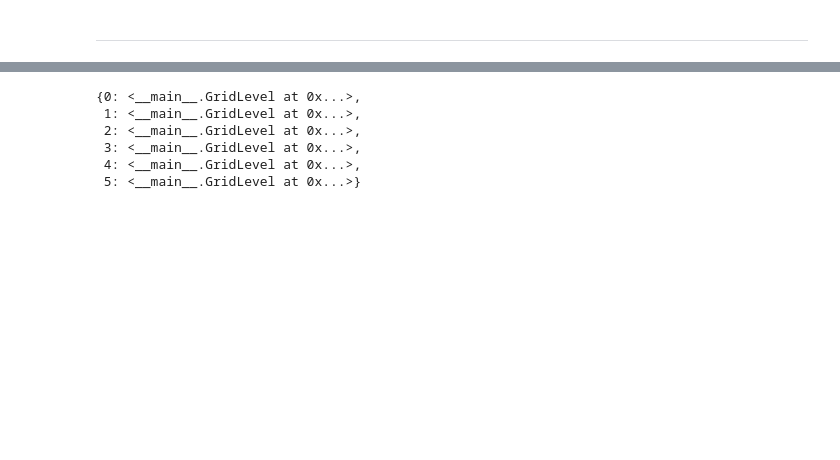
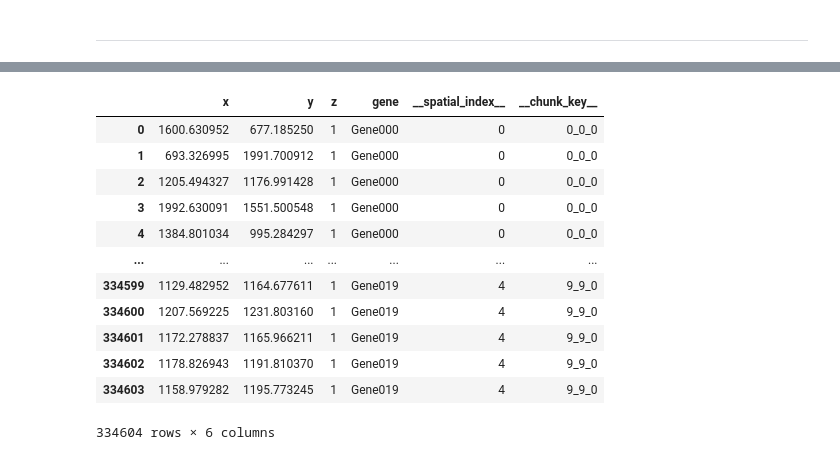
Before and after one commit to scverse/2026_04_hackathon_padua, a Jupyter notebook: visualization/point_chunking.ipynb, the cells around one changed output, grey strips where cells are left out. Saved outputs shown, nothing was run; the diff lists cells and outputs as text; code cells hidden in the pictures; blank space fills up the shorter version.

Commit message:
First implementation of chunked multiscale point reader/writer

```diff
--- a/visualization/point_chunking.ipynb
+++ b/visualization/point_chunking.ipynb
@@ -467,9 +512,46 @@ Emitting 181 points for grid cell (31, 31, 0)
 # %%
-grid
+def grid_to_spatial_index_dataframe(
+    *,
+    points: DaskDataFrame | pd.DataFrame,
+    grid: dict[int, GridLevel],
+) -> pd.DataFrame:
+    """Attach spatial-index assignments to the input points table.
+
+    The returned dataframe keeps the original point columns and index, and adds:
+    - ``__spatial_index__``: the spatial level key (for example ``spatial0``)
+    - ``__chunk_key__``: the chunk/cell key (for example ``0_0_0``)
+
+    The point positions stored in ``GridLevel.populated_cells`` are interpreted as
+    positional row indices into ``points``.
+    """
+    if isinstance(points, DaskDataFrame):
+        points = points.compute()
+
+    assignments: list[tuple[int, str, str]] = []
+    for level in sorted(grid.keys()):
+        grid_level = grid[level]
+        spatial_key = level
+        for cell, indices in grid_level.populated_cells.items():
+            if not indices:
+                continue
+            chunk_key = "_".join(map(str, cell))
+            assignments.extend((idx, spatial_key, chunk_key) for idx in indices)
+
+    if not assignments:
+        empty = points.iloc[0:0].copy()
+        empty["__spatial_index__"] = pd.Series(dtype="object")
+        empty["__chunk_key__"] = pd.Series(dtype="object")
+        return empty
+
+    assignments_df = pd.DataFrame(
+        assignments,
+        columns=["__row_pos__", "__spatial_index__", "__chunk_key__"],
+    )
+
+    if assignments_df["__row_pos__"].duplicated().any():
+        raise ValueError("Grid contains duplicate point assignments across cells/levels.")
+
+    output = points.iloc[assignments_df["__row_pos__"].to_numpy()].copy()
+    output["__spatial_index__"] = assignments_df["__spatial_index__"].to_numpy()
+    output["__chunk_key__"] = assignments_df["__chunk_key__"].to_numpy()
+    return output
-# %% [output]
-{0: <__main__.GridLevel at 0x...>,
- 1: <__main__.GridLevel at 0x...>,
- 2: <__main__.GridLevel at 0x...>,
- 3: <__main__.GridLevel at 0x...>,
- 4: <__main__.GridLevel at 0x...>,
- 5: <__main__.GridLevel at 0x...>}
@@ -475,0 +566,19 @@ grid
+# %%
+query(
+    path=f"points{N_POINTS}.parquet",
+    max_level=4
+)
+# %% [output]
+|  | x | y | z | gene | __spatial_index__ | __chunk_key__ |
+| 0 | 1600.630952 | 677.185250 | 1 | Gene000 | 0 | 0_0_0 |
+| 1 | 693.326995 | 1991.700912 | 1 | Gene000 | 0 | 0_0_0 |
+| 2 | 1205.494327 | 1176.991428 | 1 | Gene000 | 0 | 0_0_0 |
+| 3 | 1992.630091 | 1551.500548 | 1 | Gene000 | 0 | 0_0_0 |
+| 4 | 1384.801034 | 995.284297 | 1 | Gene000 | 0 | 0_0_0 |
+| ... | ... | ... | ... | ... | ... | ... |
+| 334599 | 1129.482952 | 1164.677611 | 1 | Gene019 | 4 | 9_9_0 |
+| 334600 | 1207.569225 | 1231.803160 | 1 | Gene019 | 4 | 9_9_0 |
+| 334601 | 1172.278837 | 1165.966211 | 1 | Gene019 | 4 | 9_9_0 |
+| 334602 | 1178.826943 | 1191.810370 | 1 | Gene019 | 4 | 9_9_0 |
+| 334603 | 1158.979282 | 1195.773245 | 1 | Gene019 | 4 | 9_9_0 |
+334604 rows × 6 columns
```
Also changed, not shown: parts of 9 cells of this notebook, 1 other file.
